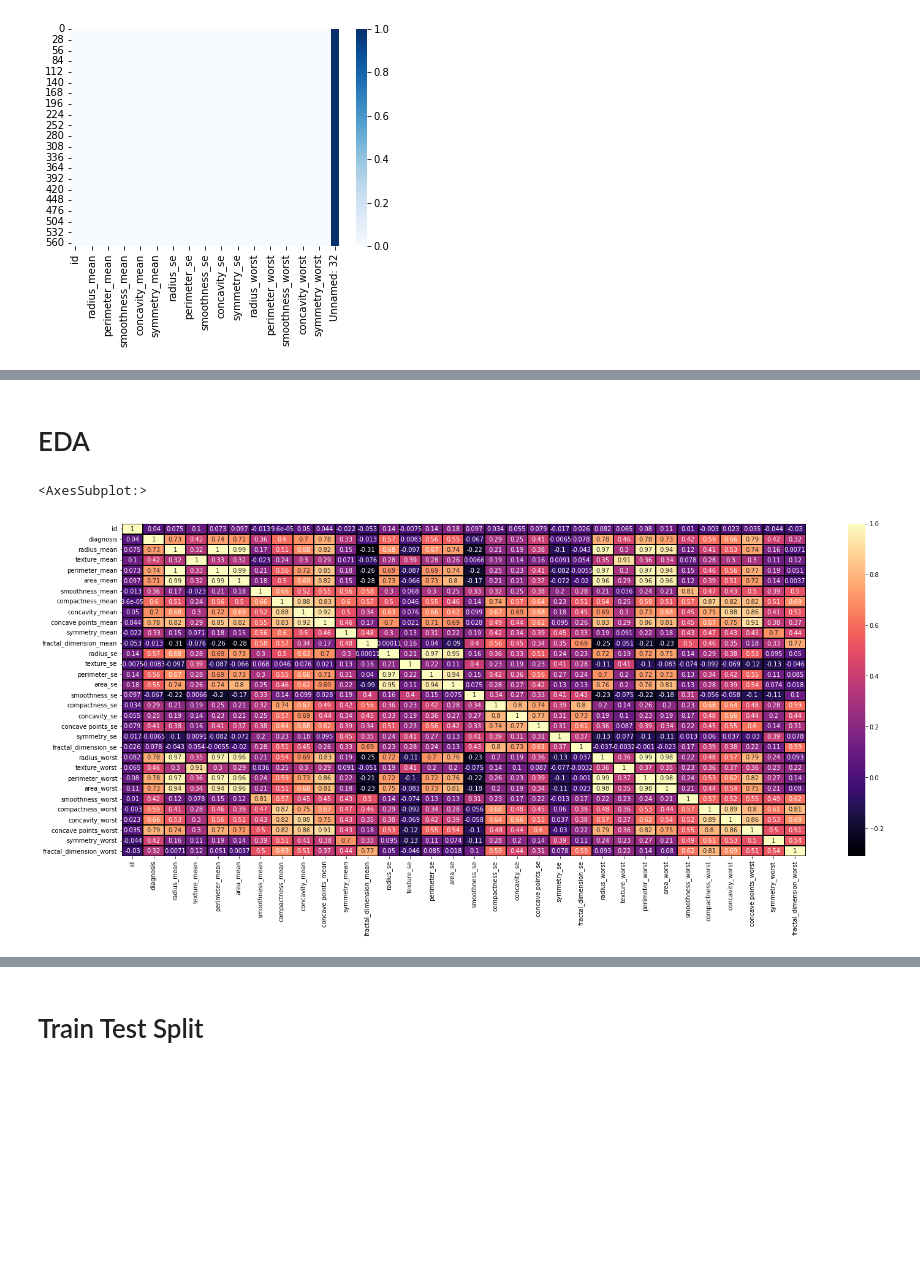
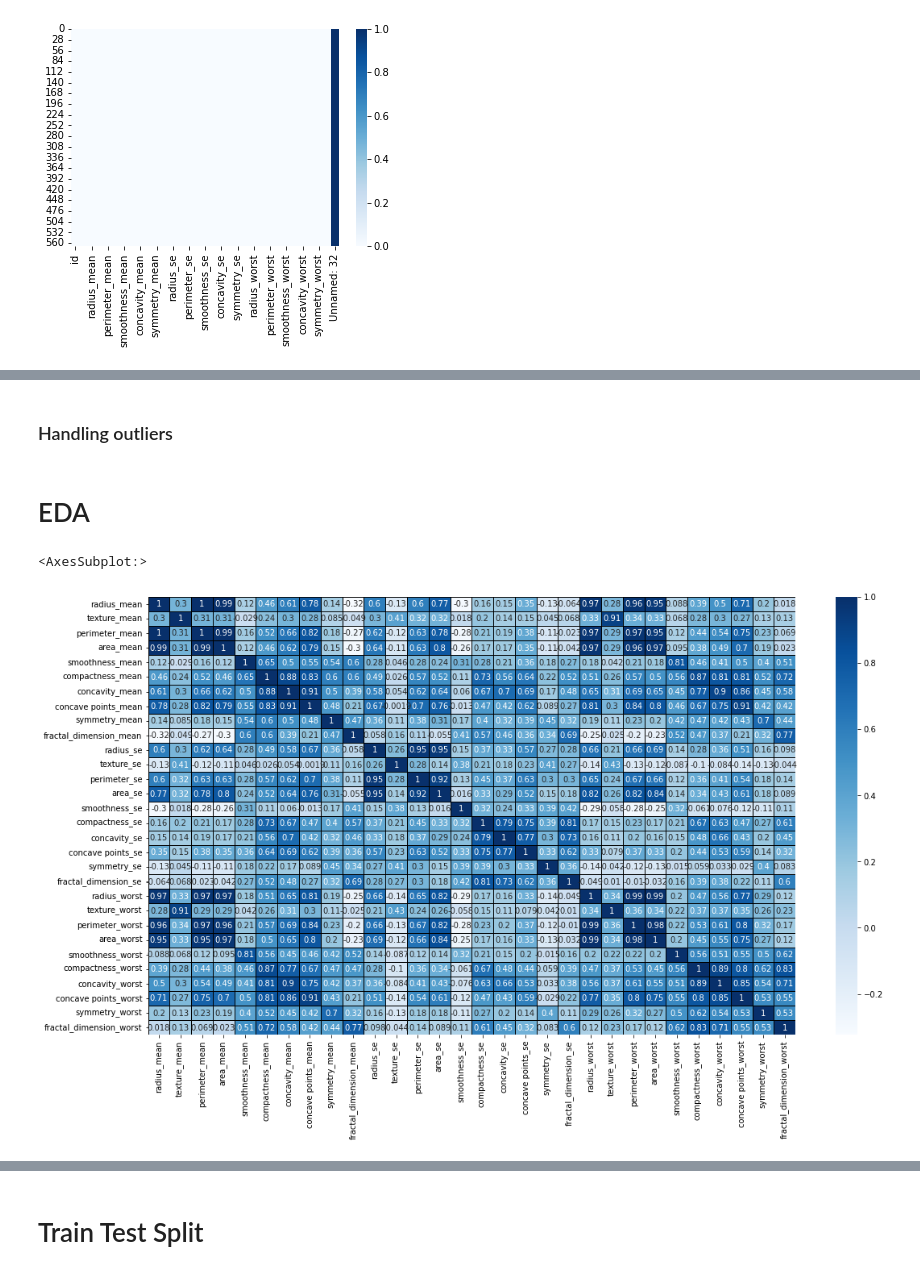
Before and after one commit to Khalid-Mu/Data-Science-Projects, a Jupyter notebook: Predicting-Breast-Cancer.ipynb, the cells around one changed output, grey strips where cells are left out. Cells and saved outputs as stored; diff of their text form; code cells hidden in the pictures; blank space fills up the shorter version.

Commit message:
(98% Recall) Predicting Breast Cancer 🎗️ | Version 2

```diff
--- a/Predicting-Breast-Cancer.ipynb
+++ b/Predicting-Breast-Cancer.ipynb
@@ -40,6 +73,5 @@ sns.heatmap(cancer.isnull(),cmap='Blues')
 <AxesSubplot:>
 [figure]
 # %%
-#Drop unnamed column & replace diagnosis with numerical values
-cancer.drop('Unnamed: 32',axis=1,inplace=True)
-cancer.diagnosis = [1 if each == "M" else 0 for each in cancer.diagnosis]
+#Drop unnamed & id columns
+cancer.drop(['Unnamed: 32','id'],axis=1,inplace=True)
@@ -46,9 +114,13 @@ cancer.diagnosis = [1 if each == "M" else 0 for each in cancer.diagnosis]
+# %% [markdown]
+### Handling outliers
+# %%
+cancer = cancer[(cancer['radius_mean'] < 23) & (cancer['texture_mean'] < 35) & (cancer['area_worst'] < 2300) & (cancer['area_se'] < 150)]
 # %% [markdown]
 # EDA
 # %%
 #Heatmap for all correlations
-plt.figure(figsize = (25, 10))
-sns.heatmap(cancer.corr(),cmap='magma',linewidths=2,linecolor='black',annot=True)
+plt.figure(figsize = (18, 10))
+sns.heatmap(cancer.corr(),cmap='Blues',linewidths=1,linecolor='black',annot=True)
 # %% [output]
 <AxesSubplot:>
-[figure, old version]
+[figure, new version]
```
Also changed, not shown: parts of 52 cells of this notebook.
